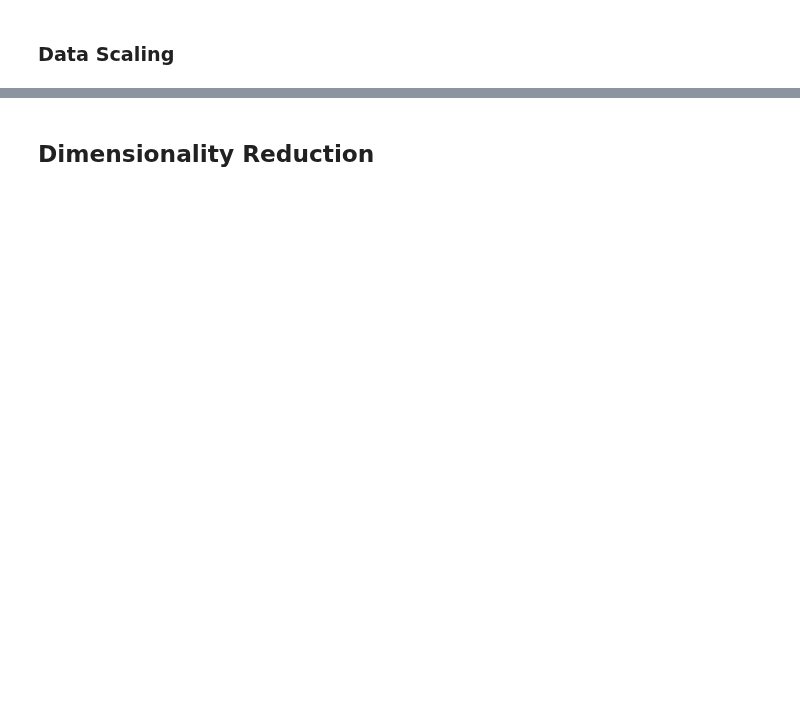
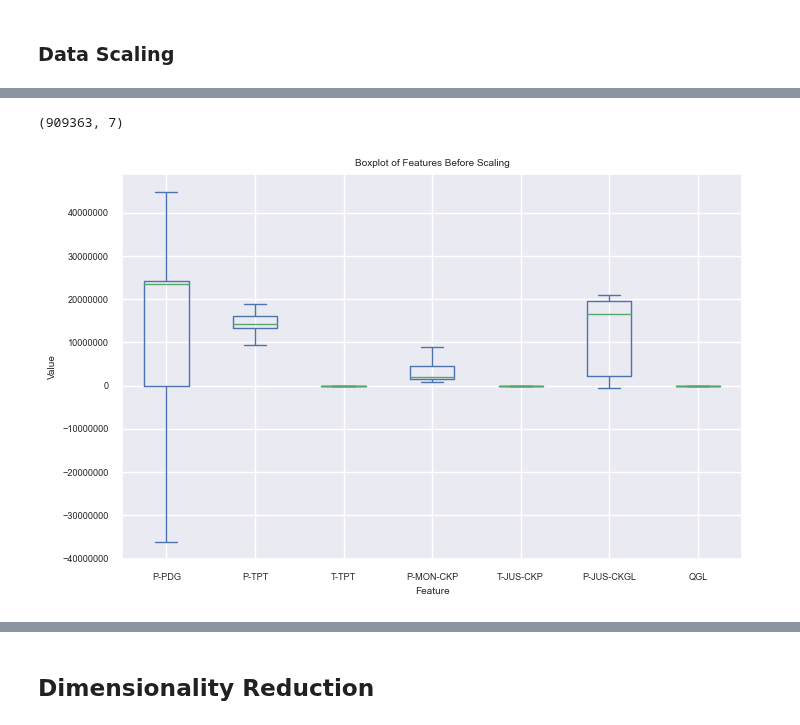
Before and after one commit to RealDyllon/3W-Petrobras, a Jupyter notebook: overviews/_baseline/ExploratoryDataAnalysis.ipynb, the cells around one changed output, grey strips where cells are left out. Drawn from its saved outputs; the diff is of its cells as text; code cells hidden in the pictures; blank space fills up the shorter version.

```diff
--- a/overviews/_baseline/ExploratoryDataAnalysis.ipynb
+++ b/overviews/_baseline/ExploratoryDataAnalysis.ipynb
@@ -344,2 +332,15 @@ sns.catplot(data=df, x="SevSlug", kind="count")
 # %% [markdown]
 ### Handling Imbalanced Data
+# %%
+# defining features (X) and label (y)
+
+target = 'SevSlug'
+
+X = dt_feat_target.drop([target,'timestamp','well'], axis=1)
+y = dt_feat_target['SevSlug']
+
+# splitting data into train and test sets
+X_train, X_test, y_train, y_test = train_test_split(X, y, test_size=0.2, random_state=42)
+
+# calculating the percentage of each label in the dataset
+y_train.value_counts(normalize=True)
@@ -345,0 +373,7 @@ sns.catplot(data=df, x="SevSlug", kind="count")
+# %%
+# balancing data
+balancing = RandomUnderSampler(random_state=42)
+# balancing = SMOTE(random_state=42)
+# balancing = SMOTETomek(random_state=42)
+
+X_resampled, y_resampled = balancing.fit_resample(X, y)
@@ -345,0 +402,6 @@ sns.catplot(data=df, x="SevSlug", kind="count")
+# %%
+# splitting the balanced datasets for training and test
+X_train, X_test, y_train, y_test = train_test_split(X_resampled, y_resampled, test_size=0.2, random_state=42)
+
+# calculating the percentage of each label in the dataset after undersampling
+y_train.value_counts(normalize=True)
@@ -347,0 +461,17 @@ sns.catplot(data=df, x="SevSlug", kind="count")
+# %%
+X_train.shape
+# %% [output]
+(909363, 7)
+# %%
+# Before Scaling
+
+# columns = ['P-MON-CKP','P-JUS-CKGL','P-PDG','P-TPT']
+X_train.plot(kind='box', figsize=(8, 5), showfliers=False)
+plt.title('Boxplot of Features Before Scaling')
+plt.xlabel('Feature')
+plt.ylabel('Value')
+ax = plt.gca()
+ax.ticklabel_format(style='plain', axis='y', useOffset=False)
+plt.show()
+# %% [output]
+[figure, added]
```
Also changed, not shown: parts of 39 cells of this notebook.
